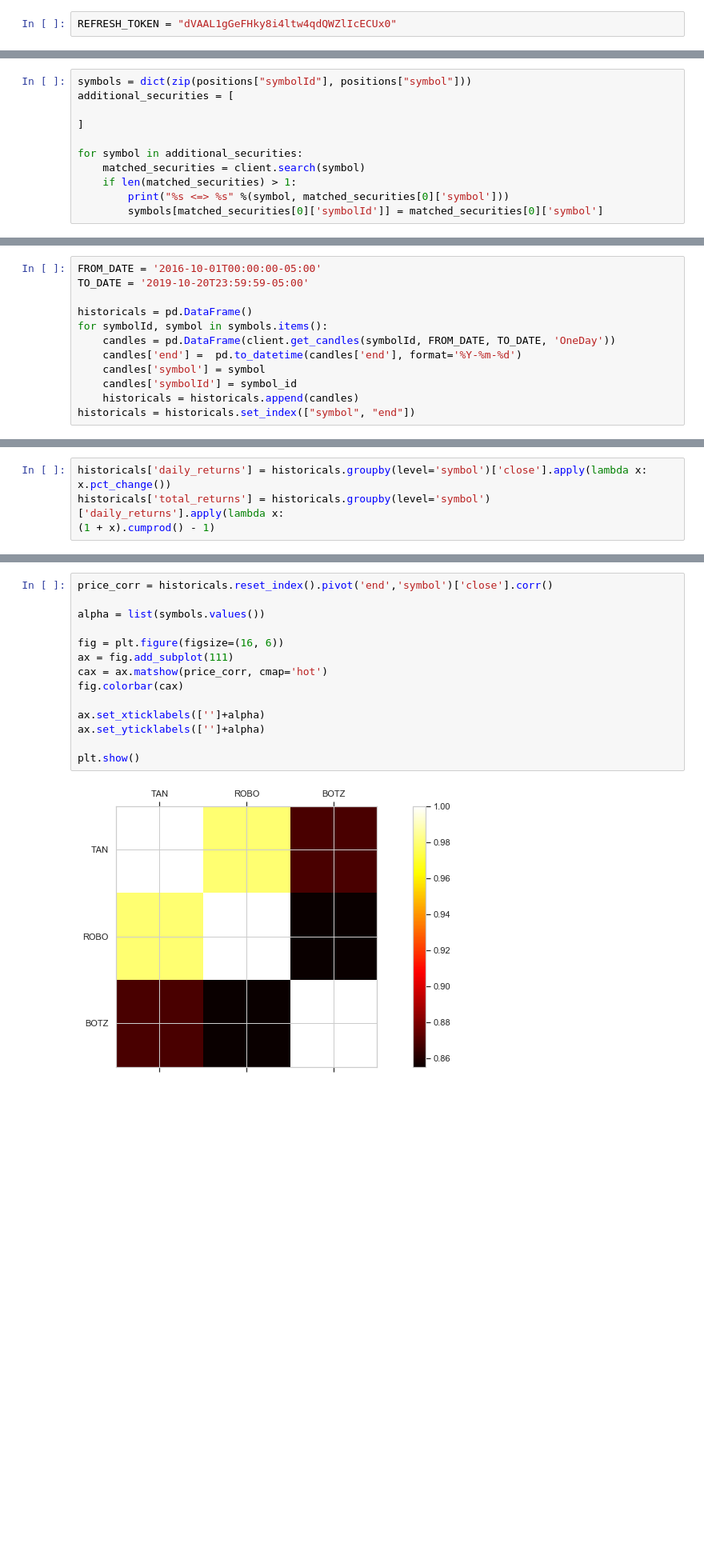
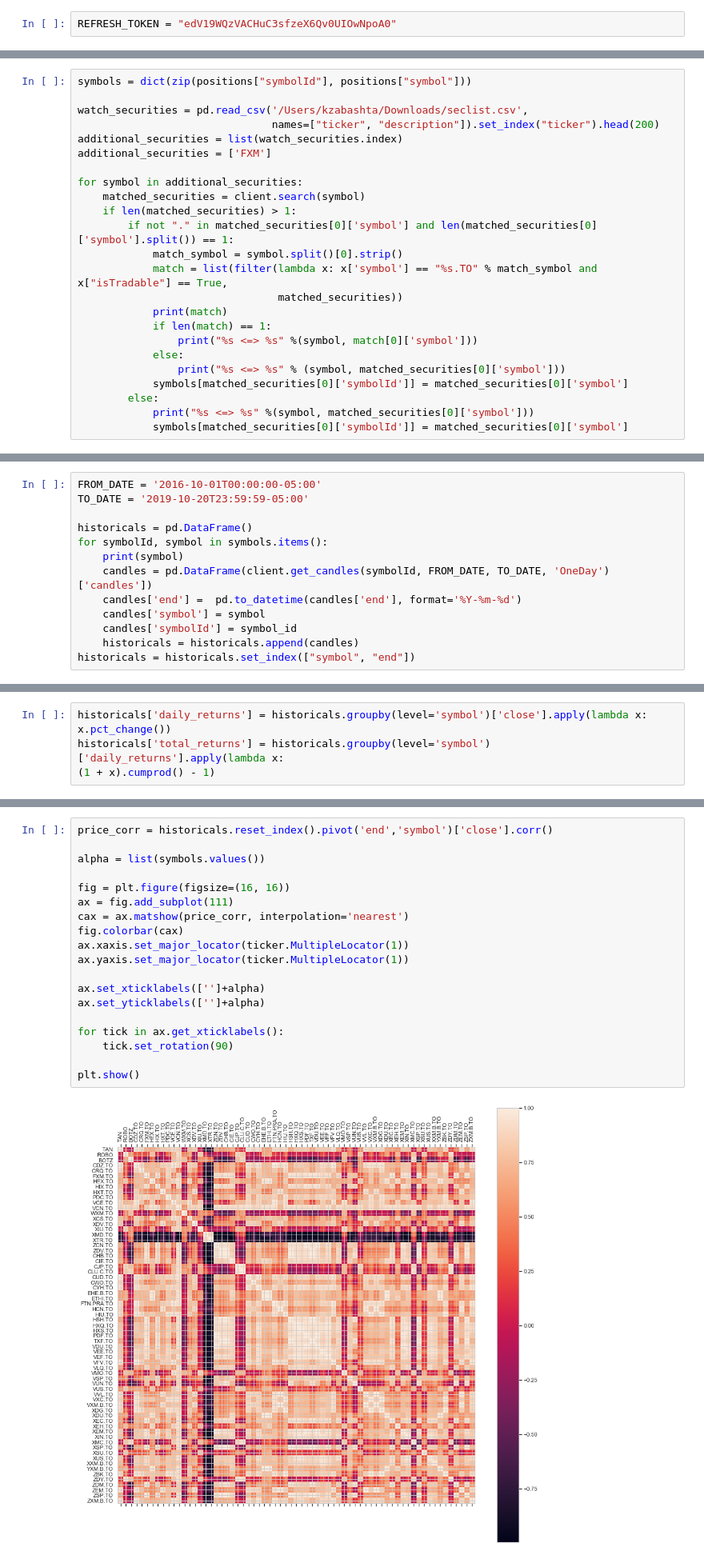
Before and after one commit to kz-qp/data-client, a Jupyter notebook: research.ipynb, the cells around one changed output, grey strips where cells are left out. Shown at 80% size. Saved outputs shown, nothing was run; the diff lists cells and outputs as text; blank space fills up the shorter version.

```diff
--- a/research.ipynb
+++ b/research.ipynb
@@ -14,7 +15,7 @@ sns.set(style="whitegrid")
 
 from api.questrade import QTClient
 # %%
-REFRESH_TOKEN = "dVAAL1gGeFHky8i4ltw4qdQWZlIcECUx0"
+REFRESH_TOKEN = "edV19WQzVACHuC3sfzeX6Qv0UIOwNpoA0"
 # %%
 client = QTClient(REFRESH_TOKEN)
 # %% [markdown]
@@ -57,11 +61,24 @@ Open PnL: -52.789804
 # %%
 symbols = dict(zip(positions["symbolId"], positions["symbol"]))
-additional_securities = [
 
-]
+watch_securities = pd.read_csv('/Users/kzabashta/Downloads/seclist.csv',
+                               names=["ticker", "description"]).set_index("ticker").head(200)
+additional_securities = list(watch_securities.index)
+additional_securities = ['FXM']
 
 for symbol in additional_securities:
     matched_securities = client.search(symbol)
     if len(matched_securities) > 1:
-        print("%s <=> %s" %(symbol, matched_securities[0]['symbol']))
-        symbols[matched_securities[0]['symbolId']] = matched_securities[0]['symbol']
+        if not "." in matched_securities[0]['symbol'] and len(matched_securities[0]['symbol'].split()) == 1:
+            match_symbol = symbol.split()[0].strip()
+            match = list(filter(lambda x: x['symbol'] == "%s.TO" % match_symbol and x["isTradable"] == True,
+                                matched_securities))
+            print(match)
+            if len(match) == 1:
+                print("%s <=> %s" %(symbol, match[0]['symbol']))
+            else:
+                print("%s <=> %s" % (symbol, matched_securities[0]['symbol']))
+            symbols[matched_securities[0]['symbolId']] = matched_securities[0]['symbol']
+        else:
+            print("%s <=> %s" %(symbol, matched_securities[0]['symbol']))
+            symbols[matched_securities[0]['symbolId']] = matched_securities[0]['symbol']
@@ -75,7 +91,8 @@ TO_DATE = '2019-10-20T23:59:59-05:00'
 
 historicals = pd.DataFrame()
 for symbolId, symbol in symbols.items():
-    candles = pd.DataFrame(client.get_candles(symbolId, FROM_DATE, TO_DATE, 'OneDay'))
+    print(symbol)
+    candles = pd.DataFrame(client.get_candles(symbolId, FROM_DATE, TO_DATE, 'OneDay')['candles'])
     candles['end'] =  pd.to_datetime(candles['end'], format='%Y-%m-%d')
     candles['symbol'] = symbol
     candles['symbolId'] = symbol_id
@@ -121,19 +185,24 @@ Name: total_returns, dtype: float64
 # %%
 price_corr = historicals.reset_index().pivot('end','symbol')['close'].corr()
 
 alpha = list(symbols.values())
 
-fig = plt.figure(figsize=(16, 6))
+fig = plt.figure(figsize=(16, 16))
 ax = fig.add_subplot(111)
-cax = ax.matshow(price_corr, cmap='hot')
+cax = ax.matshow(price_corr, interpolation='nearest')
 fig.colorbar(cax)
+ax.xaxis.set_major_locator(ticker.MultipleLocator(1))
+ax.yaxis.set_major_locator(ticker.MultipleLocator(1))
 
 ax.set_xticklabels(['']+alpha)
 ax.set_yticklabels(['']+alpha)
 
+for tick in ax.get_xticklabels():
+    tick.set_rotation(90)
+
 plt.show()
 # %% [output]
-[figure, old version]
+[figure, new version]
 # %%
 price_corr
 # %% [output]
```
Also changed, not shown: parts of 12 cells of this notebook, 2 other files.
